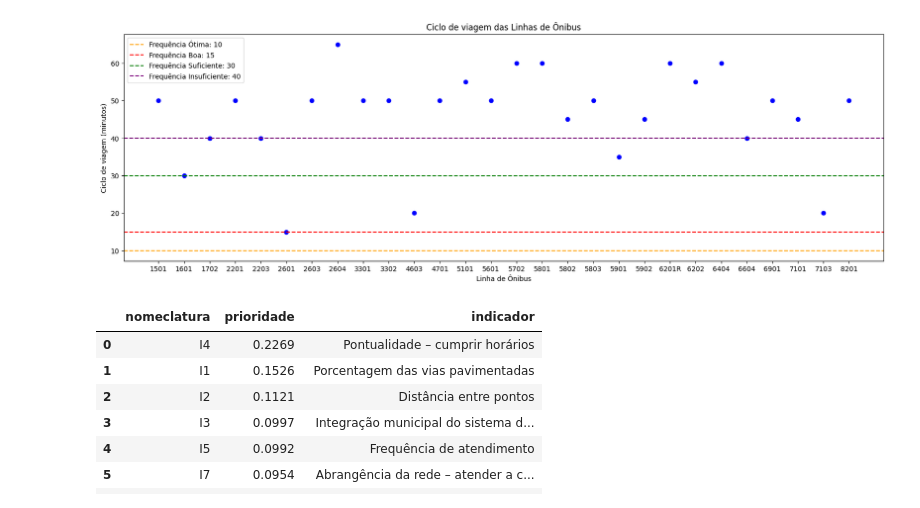
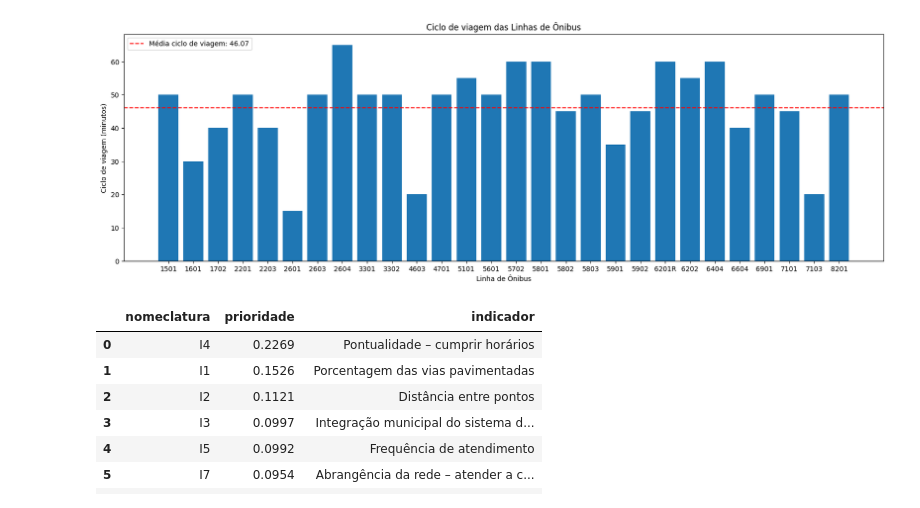
Before and after one commit to YagoMaia/quali_bus, a Jupyter notebook: app/graficos.ipynb, the cells around one changed output. Drawn from its saved outputs; the diff is of its cells as text; code cells hidden in the pictures.

```diff
--- a/app/graficos.ipynb
+++ b/app/graficos.ipynb
@@ -2,17 +2,17 @@
 import matplotlib.pyplot as plt
 import numpy as np
 import pandas as pd
+import os
 
-path = "C:/Users/Usuario/projetos/mestrado_amanda/arquivos/"
-frequencia_atendimento = path+"frequencia_atendimento.xlsx"
-ciclo_viagem = path+"planilha_gtfs.xlsx"
+
+# path = "C:/Users/Usuario/projetos/mestrado_amanda/arquivos/"
+path = os.path.dirname(os.path.abspath(os.path.dirname(__name__)))
+frequencia_atendimento = path+"/arquivos/frequencia_atendimento.xlsx"
+quantidade_onibus = path+"/arquivos/viagens.xlsx"
 
 df_frequencia = pd.read_excel(frequencia_atendimento)
-df_ciclo = pd.read_excel(ciclo_viagem, sheet_name='operacao')
+df_quantidade = pd.read_excel(quantidade_onibus)
 
-df_ciclo_correto = df_ciclo[df_ciclo['sentido'] == 'ida']
-
-df_ciclo = df_ciclo_correto[['linha', 'intervalo_minutos', 'ciclo_viagem']]
 df_frequencia['Linha'] = df_frequencia['Linha'].astype(str)
 
 # print(len(df_frequencia['Linha']))
@@ -66,0 +93,11 @@ df_ciclo
+# %%
+ciclo_viagem = path+"/arquivos/planilha_gtfs.xlsx"
+df_ciclo = pd.read_excel(ciclo_viagem, sheet_name='operacao')
+df_ciclo_correto = df_ciclo[df_ciclo['sentido'] == 'ida']
+df_ciclo = df_ciclo_correto[['linha', 'intervalo_minutos', 'ciclo_viagem']]
+# df_ciclo['linha'] = df_ciclo['linha'].astype(str)
+
+df_ciclo = df_ciclo.dropna()
+df_ciclo['linha'] = df_ciclo['linha'].astype(str)
+
+df_ciclo
@@ -67,26 +122,29 @@ df_ciclo
+# %%
+media_ciclo = sum(df_ciclo['ciclo_viagem'])/len(df_ciclo['ciclo_viagem'])
 # %%
+
 fig, ax = plt.subplots(figsize=(20, 6))
 
-ax.plot(df_ciclo['linha'], df_ciclo['ciclo_viagem'], 'bo')
+ax.bar(df_ciclo['linha'], df_ciclo['ciclo_viagem'])
 
 # ax.fill_between(df_frequencia['Linha'], 0, 20, color='red', alpha=0.4, label='Frequência de atendimento boas')
-ax.axhline(freq_otima, color='orange', linestyle='--', label=f'Frequência Ótima: {freq_otima}')
-ax.axhline(freq_boa, color='r', linestyle='--', label=f'Frequência Boa: {freq_boa}')
-ax.axhline(freq_suficiente, color='green', linestyle='--', label=f'Frequência Suficiente: {freq_suficiente}')
-ax.axhline(freq_insuficiente, color='purple', linestyle='--', label=f'Frequência Insuficiente: {freq_insuficiente}')
+ax.axhline(media_ciclo, color='red', linestyle='--', label=f'Média ciclo de viagem: {media_ciclo:.2f}')
+# ax.axhline(freq_boa, color='r', linestyle='--', label=f'Frequência Boa: {freq_boa}')
+# ax.axhline(freq_suficiente, color='green', linestyle='--', label=f'Frequência Suficiente: {freq_suficiente}')
+# ax.axhline(freq_insuficiente, color='purple', linestyle='--', label=f'Frequência Insuficiente: {freq_insuficiente}')
 
 # ax.fill_between(df_frequencia['Linha'], 0, 50, color='green', alpha=0.4, label='Frequência de atendimento regulares')
 
 # ax.fill_between(df_frequencia['Linha'], 0, 100, color='purple', alpha=0.4, label='Frequência de atendimento ruins')
 
 ax.set_title('Ciclo de viagem das Linhas de Ônibus')
 ax.set_xlabel('Linha de Ônibus')
 ax.set_ylabel('Ciclo de viagem (minutos)')
 ax.legend(loc='upper left')
 # ax.plot(df_frequencia['Frequência'], df_frequencia['Linha'])
 plt.show()
 # %% [output]
-[figure, old version]
+[figure, new version]
 # %%
 indicadores_prioridades = {
     'nomeclatura': ['I4', 'I1', 'I2', 'I3', 'I5', 'I7', 'I6', 'I8', 'I9', 'I10'],
```
Also changed, not shown: parts of 5 cells of this notebook, 9 other files.
